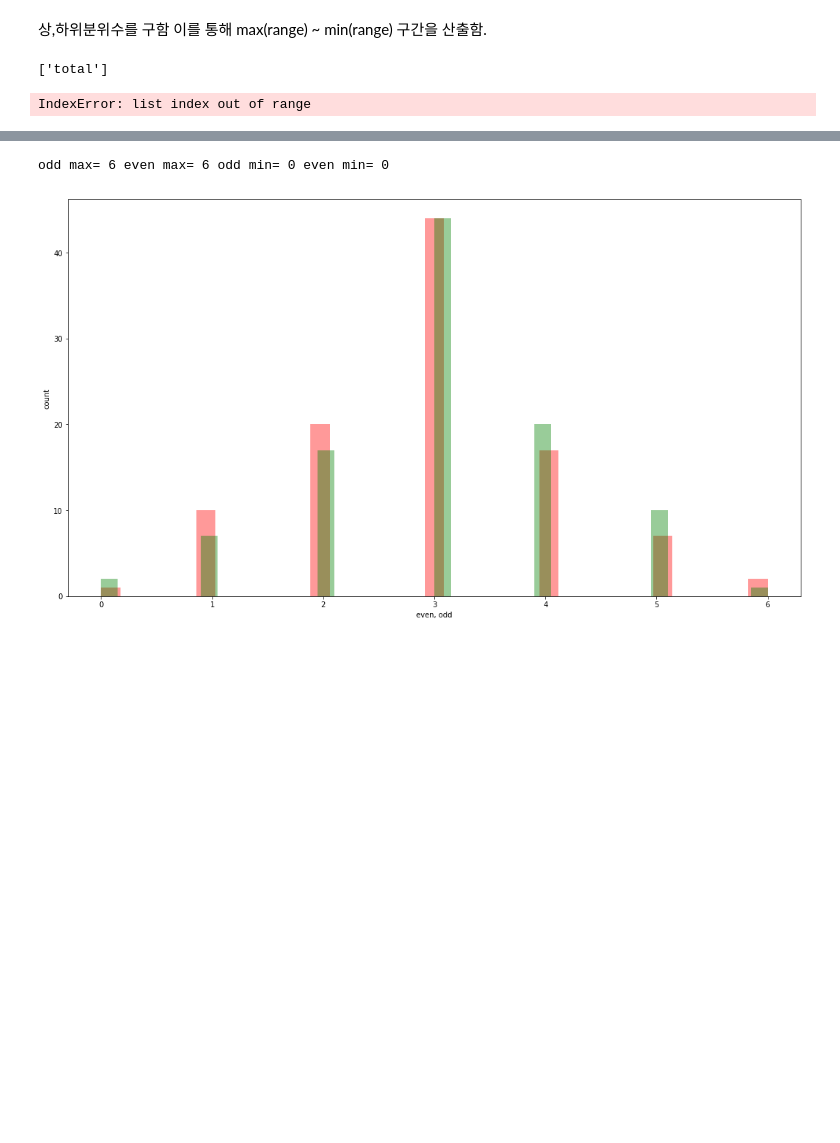
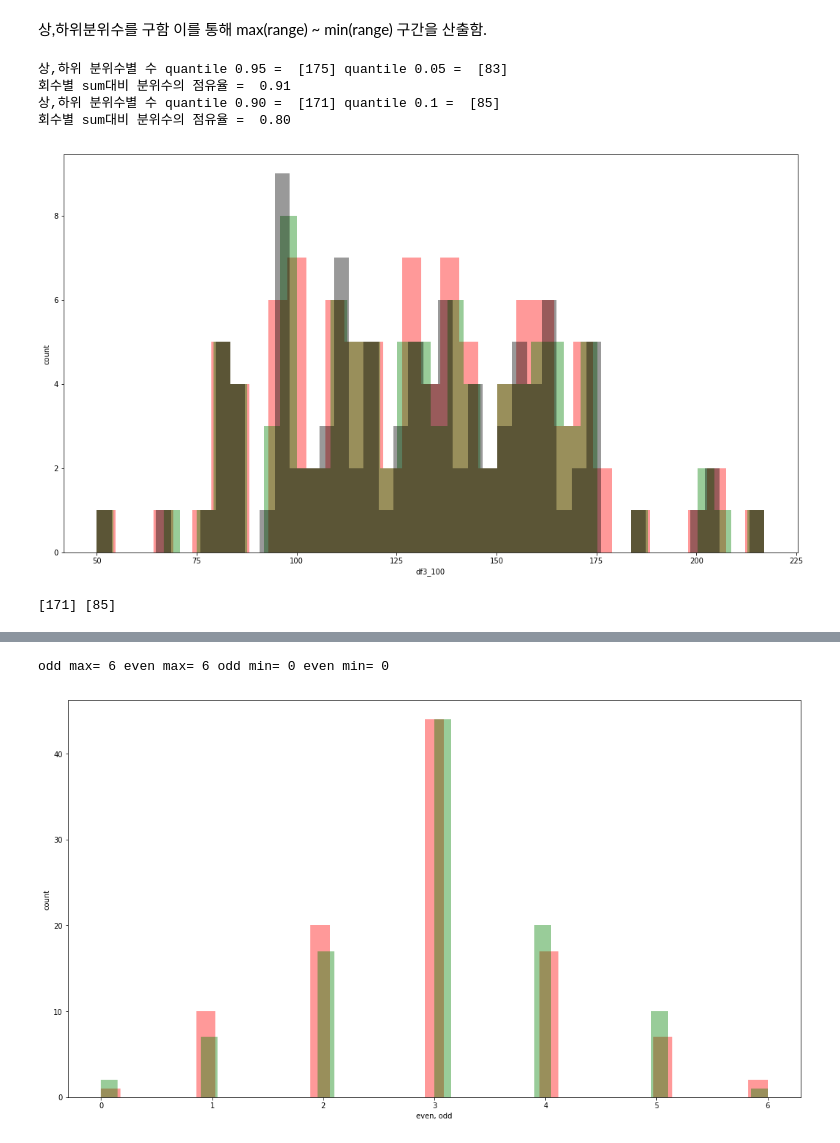
Before and after one commit to KimMyungSam/django_lotto, a Jupyter notebook: analysis/유형별 분석.ipynb, the cells around one changed output, grey strips where cells are left out. Drawn from its saved outputs; the diff is of its cells as text; code cells hidden in the pictures; blank space fills up the shorter version.

```diff
--- a/analysis/유형별 분석.ipynb
+++ b/analysis/유형별 분석.ipynb
@@ -29,62 +29,38 @@ def quantile_count(sum, maxi, mini):
 
 # db접속
 pwd = 'rlaehgus1'
 engine = create_engine('mysql+mysqlconnector://root:'+pwd+'@localhost/lotto', echo=False)
 connector = engine.connect()
 # band=3,4에 대해서 구함
 
 # band 3에 대한 값 추출
 df3 = pd.read_sql("SELECT total, shotDate, odd, even FROM lotto_decidednumbers WHERE band = 3", con = connector)
 df3 = df3.sort_values(by='shotDate', ascending=False)
 df3 = df3.reset_index()
-df3_100 = df3.loc[0:100,['total']]  # 100열 데이터 뽑아냄
+df3_100 = df3.loc[0:100,['total']].values  # 100열 데이터 뽑아냄
 
 print ('상,하위 분위수별 수 quantile 0.95 = ', quantile(df3_100, 0.95), 'quantile 0.05 = ', quantile(df3_100, 0.05))
 quantileCount = quantile_count(df3_100, quantile(df3_100, 0.95),quantile(df3_100, 0.05))  # 퍼센티지 구하기
 print ("회수별 sum대비 분위수의 점유율 = ","%3.2f" %(quantileCount/len(df3_100)))
 
-print ('상,하위 분위수별 수 quantile 0.90 = ', quantile(df3_100, 0.90), 'quantile 0.1 = ', quantile(sum, 0.1))
+print ('상,하위 분위수별 수 quantile 0.90 = ', quantile(df3_100, 0.90), 'quantile 0.1 = ', quantile(df3_100, 0.1))
 quantileCount = quantile_count(df3_100, quantile(df3_100, 0.90),quantile(df3_100, 0.1))  # 퍼센티지 구하기
 print ("회수별 sum대비 분위수의 점유율 = ","%3.2f" %(quantileCount/len(df3_100)))
 print ("")
 
 plt.figure(figsize=(18,10))
 plt.hist(df3_100, bins=35, facecolor='red', alpha=0.4, histtype='stepfilled')
 plt.hist(df3_100, bins=40, facecolor='green', alpha=0.4, histtype='stepfilled')
 plt.hist(df3_100, bins=45, facecolor='black', alpha=0.4, histtype='stepfilled')
 plt.xlabel('df3_100')
 plt.ylabel('count')
 plt.show()
 
 print(quantile(df3_100, 0.90), quantile(df3_100, 0.1))
-
-# band 추4에 대한 값 추출
-df4 = pd.read_sql("SELECT total, shotDate, odd, even FROM lotto_decidednumbers WHERE band = 4", con = connector)
-df4 = df4.sort_values(by='shotDate', ascending=False)
-df4 = df4.reset_index()
-df4_100 = df4.loc[0:100,['total']]  # 100열 데이터 뽑아냄
-
-total_val = df4_100.values
-print ('max = ', max(df4_100), 'min = ', min(df4_100))
-
-print ('상,하위 분위수별 수 quantile 0.95 = ', quantile(df4_100, 0.95), 'quantile 0.05 = ', quantile(df4_100, 0.05))
-quantileCount = quantile_count(df4_100, quantile(df4_100, 0.95),quantile(df4_100, 0.05))  # 퍼센티지 구하기
-print ("회수별 sum대비 분위수의 점유율 = ","%3.2f" %(quantileCount/len(df4_100)))
-
-print ('상,하위 분위수별 수 quantile 0.90 = ', quantile(df4_100, 0.90), 'quantile 0.1 = ', quantile(sum, 0.1))
-quantileCount = quantile_count(df4_100, quantile(df4_100, 0.90),quantile(df4_100, 0.1))  # 퍼센티지 구하기
-print ("회수별 sum대비 분위수의 점유율 = ","%3.2f" %(quantileCount/len(df4_100)))
-print ("")
-
-plt.figure(figsize=(18,10))
-plt.hist(df4_100, bins=35, facecolor='red', alpha=0.4, histtype='stepfilled')
-plt.hist(df4_100, bins=40, facecolor='green', alpha=0.4, histtype='stepfilled')
-plt.hist(df4_100, bins=45, facecolor='black', alpha=0.4, histtype='stepfilled')
-plt.xlabel('df4_100')
-plt.ylabel('count')
-plt.show()
-
-print(quantile(df4_100, 0.90), quantile(df4_100, 0.1))
 # %% [output]
-['total']
+상,하위 분위수별 수 quantile 0.95 =  [175] quantile 0.05 =  [83]
+회수별 sum대비 분위수의 점유율 =  0.91
+상,하위 분위수별 수 quantile 0.90 =  [171] quantile 0.1 =  [85]
+회수별 sum대비 분위수의 점유율 =  0.80
+[figure, added]
-IndexError: list index out of range
+[171] [85]
```
Also changed, not shown: parts of 3 cells of this notebook, 14 other files.
